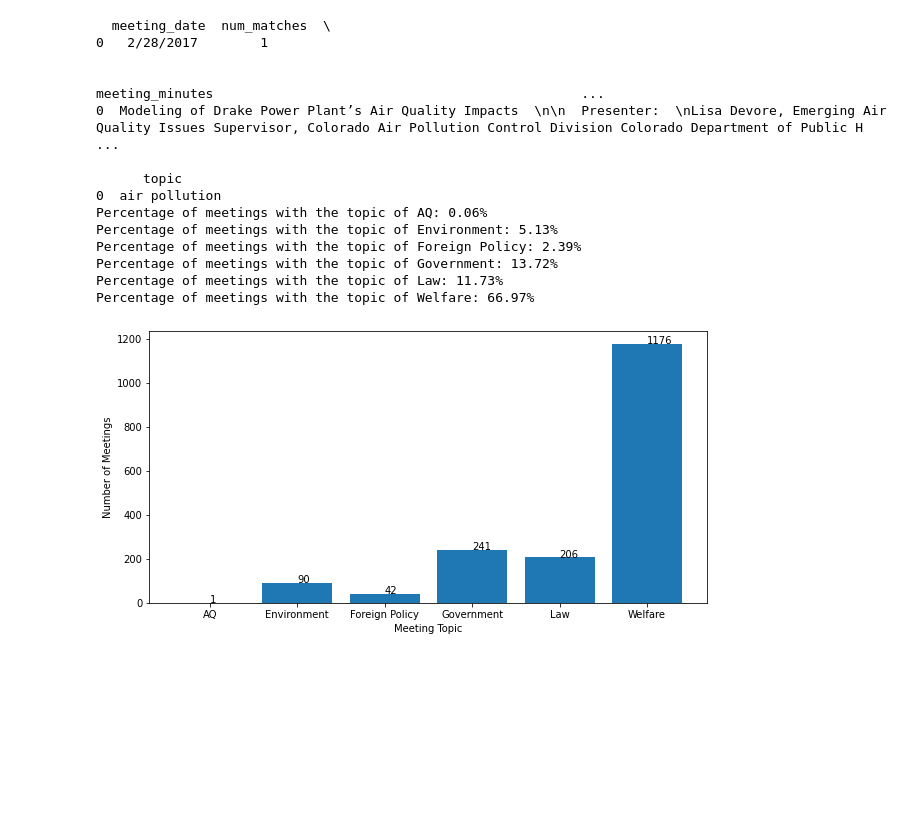
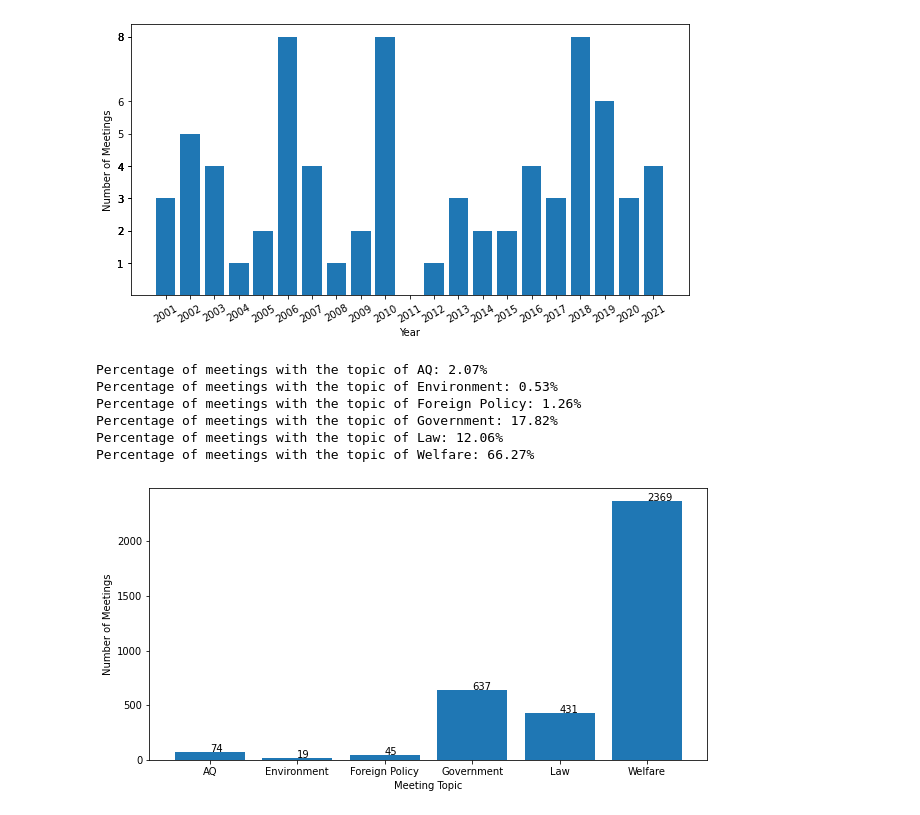
Before and after one commit to iotoAnalytics/Hackathon_iotoAnalytics, a Jupyter notebook: scrapers/aq_analysis/analysis.ipynb, the cells around one changed output. Cells and saved outputs as stored; diff of their text form; code cells hidden in the pictures; blank space fills up the shorter version.

```diff
--- a/scrapers/aq_analysis/analysis.ipynb
+++ b/scrapers/aq_analysis/analysis.ipynb
@@ -66,17 +85,28 @@ Percentage of days with PM2.5 levels >= 35: 1.2%
+# %%
+df_aq['meeting_date'] = pd.to_datetime(df_aq['meeting_date']).dt.year
+group = df_aq.groupby(['meeting_date'],as_index=False).sum()
+plt.bar(group['meeting_date'],group['num_matches'])
+plt.ylabel("Number of Meetings")
+plt.xlabel("Year")
+plt.rcParams['figure.figsize']=(10,5)
+ticks = []
+i = 0
+for i in range(group['meeting_date'][0],group['meeting_date'][len(group)-1]):
+    ticks.append(i)
+ticks.append(i+1)
+plt.xticks(ticks)
+plt.xticks(rotation = 30)
+plt.yticks(group['num_matches'].astype(int))
+print(" ")
+# %% [output]
+[figure, added]
 # %%
-cwd = os.getcwd()[:-11]
-df_aq = pd.read_csv(cwd+"us-cities-aq/Text/"+city+".csv",lineterminator='\n',sep=' ',header=None,index_col=None)
-df_aq.columns = ["meeting_date","num_matches","meeting_minutes","topic"]
-
-df_gen = pd.read_csv(cwd+"us-cities-gen/Text/"+city+".csv",lineterminator='\n',sep=' ')
-df_gen.columns = ["meeting_date","meeting_minutes","topic"]
 pd.set_option('display.max_rows', None)
 pd.set_option('display.max_columns', None)
 pd.set_option('display.width', None)
 pd.set_option('display.max_colwidth', None)
 pd.set_option('display.colheader_justify', 'center')
 #df_aq['meeting_minutes'] = df_aq['meeting_minutes'].strip()
-print(df_aq.head())
 
 x_axis = ["AQ","Environment","Foreign Policy","Government","Law","Welfare"]
 y_axis = [len(df_aq)]
@@ -105,21 +135,13 @@ for i in y_axis:
     print("Percentage of meetings with the topic of "+x_axis[j]+": "+str(percents[j])+"%")
     j += 1
 # %% [output]
-  meeting_date  num_matches  \
-0   2/28/2017        1
-
-                                                                                                                                           meeting_minutes                                               ...
-0  Modeling of Drake Power Plant’s Air Quality Impacts  \n\n  Presenter:  \nLisa Devore, Emerging Air Quality Issues Supervisor, Colorado Air Pollution Control Division Colorado Department of Public H ...
-
-      topic
-0  air pollution
-Percentage of meetings with the topic of AQ: 0.06%
-Percentage of meetings with the topic of Environment: 5.13%
-Percentage of meetings with the topic of Foreign Policy: 2.39%
-Percentage of meetings with the topic of Government: 13.72%
-Percentage of meetings with the topic of Law: 11.73%
-Percentage of meetings with the topic of Welfare: 66.97%
+Percentage of meetings with the topic of AQ: 2.07%
+Percentage of meetings with the topic of Environment: 0.53%
+Percentage of meetings with the topic of Foreign Policy: 1.26%
+Percentage of meetings with the topic of Government: 17.82%
+Percentage of meetings with the topic of Law: 12.06%
+Percentage of meetings with the topic of Welfare: 66.27%
-[figure, old version]
+[figure, new version]
 # %%
 aq_terms = ["air quality","air pollution","clean air","greenhouse gas","air pollutants"]
 aq_num = []
```
Also changed, not shown: parts of 4 cells of this notebook, 13 other files.
